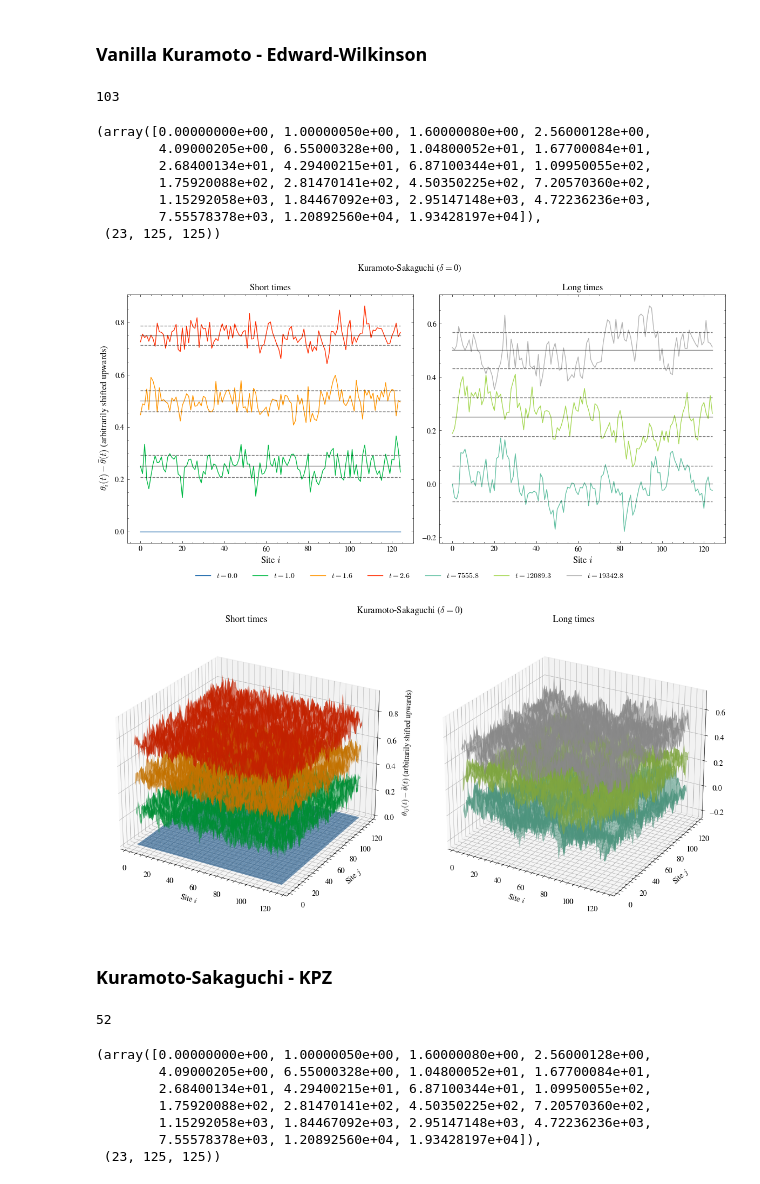
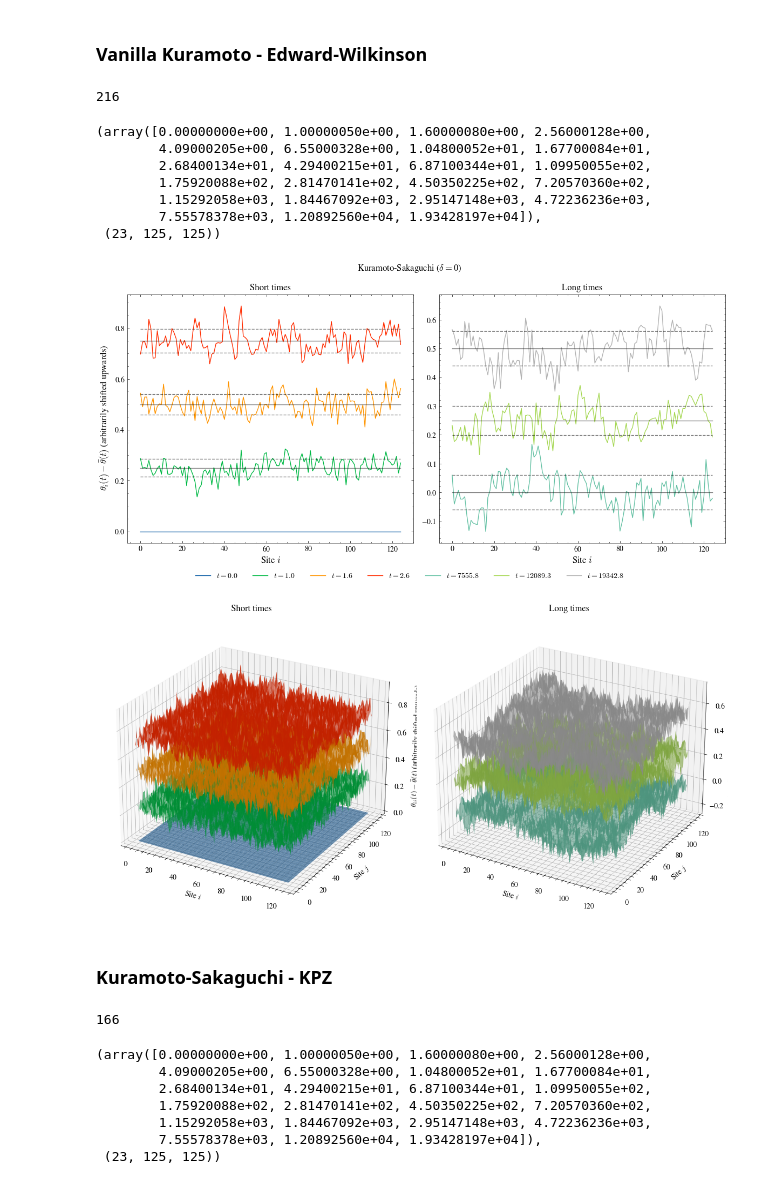
Before and after one commit to goznalo-git/RoughKuramoto, a Jupyter notebook: Notebooks_2D/1-Kuramoto-Sakaguchi.ipynb, the cells around one changed output. Saved outputs shown, nothing was run; the diff lists cells and outputs as text; code cells hidden in the pictures.

```diff
--- a/Notebooks_2D/1-Kuramoto-Sakaguchi.ipynb
+++ b/Notebooks_2D/1-Kuramoto-Sakaguchi.ipynb
@@ -131,7 +131,7 @@ K = 40
 
 deltaname = "atan5" # EW
 
-path = f"Output{typenoise}/all_simulations_delta{deltaname}.pkl"
+path = f"../Simulations_2D/Output{typenoise}/all_simulations_delta{deltaname}.pkl"
 
 df = pd.read_pickle(path)
 df = df[(df["L"]==L) & (df["K"]==K)]
@@ -241,13 +241,13 @@ K = 1
 
 deltaname = "0" # EW
 
-path = f"Output{typenoise}/all_simulations_delta{deltaname}.pkl"
+path = f"../Simulations_2D/Output{typenoise}/all_simulations_delta{deltaname}.pkl"
 
 df = pd.read_pickle(path)
 df = df[(df["L"]==L) & (df["K"]==K)]
 len(df)
 # %% [output]
-103
+216
 # %%
 simulation = df.iloc[1]
 t = simulation["t"]
@@ -306,40 +306,40 @@ fig.legend(h0 + h1, l0 + l1,
 plt.tight_layout(rect=[0, 0.02, 1, 1])     # increase 0.08 if needed
 # plt.savefig("Figures/KuramotoPhases.png", dpi=300)
 # %% [output]
-[figure, old version]
+[figure, new version]
 # %%
 fig, ax = plt.subplots(1, 2, figsize=(12, 6), subplot_kw={"projection": "3d"})
-fig.suptitle(r"Kuramoto-Sakaguchi ($\delta = 0$)")
+# fig.suptitle(r"Kuramoto-Sakaguchi ($\delta = 0$)")
 
 X, Y = np.meshgrid(range(L), range(L))
 
 ax[0].set_title("Short times")
 ax[0].set_xlabel(r"Site $i$")
 ax[0].set_ylabel(r"Site $j$")
 ax[0].set_zlabel(r"$\theta_{ij}(t) - \bar{\theta}(t)$ (arbitrarily shifted upwards)")
 
 for ti, displace in zip([0,1,2,3], [0,0.25,0.5,0.75]):
     Z = phases_2d[ti] + displace - np.mean(phases_2d[ti])
     ax[0].plot_surface(X, Y, Z, alpha=0.6, label=f"$t={np.round(t[ti],1)}$")
 
 ax[1].set_title("Long times")
 ax[1].set_xlabel(r"Site $i$")
 ax[1].set_ylabel(r"Site $j$")
 ax[1].set_zlabel(r"$\theta_{ij}(t) - \bar{\theta}(t)$ (arbitrarily shifted upwards)")
 
 colors = plt.cm.Set2(np.linspace(0, 1, 3))  # different colors for subplot 2
 for (ti, displace), c in zip(zip([20,21,22], [0,0.25,0.5]), colors):
     Z = phases_2d[ti] + displace - np.mean(phases_2d[ti])
     ax[1].plot_surface(X, Y, Z, color=c, alpha=0.6)
 
 ax[0].view_init(elev=25, azim=-60)
 ax[1].view_init(elev=25, azim=-60)
 
 plt.tight_layout()
-# plt.savefig("Figures/KuramotoPhases_3D.png", dpi=300)
+plt.savefig("Figures/PhaseSnapshots/KuramotoPhases_3D_timedep.png", dpi=300)
 plt.show()
 # %% [output]
-[figure, old version]
+[figure, new version]
 # %% [markdown]
 ### Kuramoto-Sakaguchi - KPZ
 # %%
@@ -349,13 +349,13 @@ K = 1
 
 deltaname = "atan5" # EW
 
-path = f"Output{typenoise}/all_simulations_delta{deltaname}.pkl"
+path = f"../Simulations_2D/Output{typenoise}/all_simulations_delta{deltaname}.pkl"
 
 df = pd.read_pickle(path)
 df = df[(df["L"]==L) & (df["K"]==K)]
 len(df)
 # %% [output]
-52
+166
 # %%
 simulation = df.iloc[1]
 t = simulation["t"]
```
Also changed, not shown: parts of 8 cells of this notebook, 15 other files.
